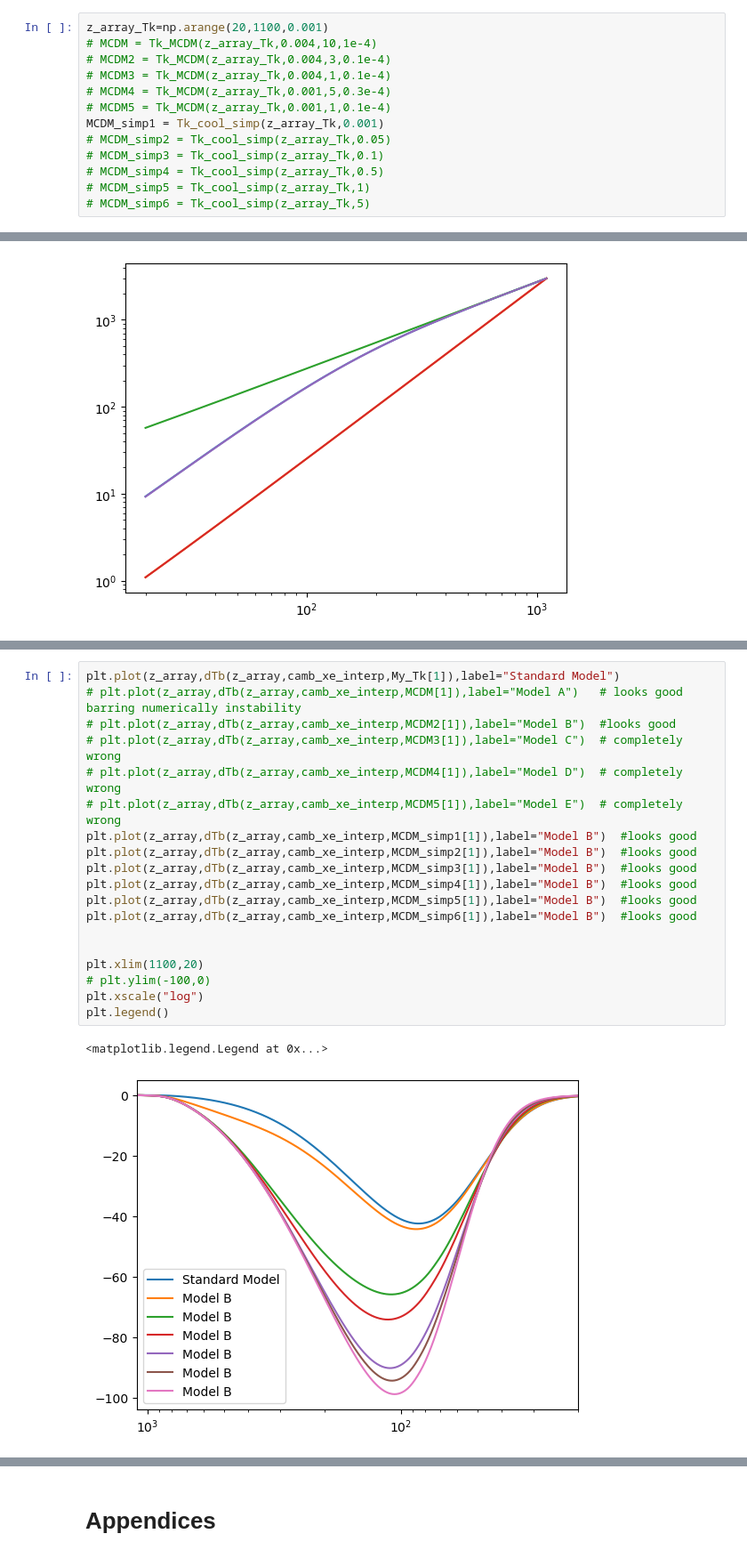
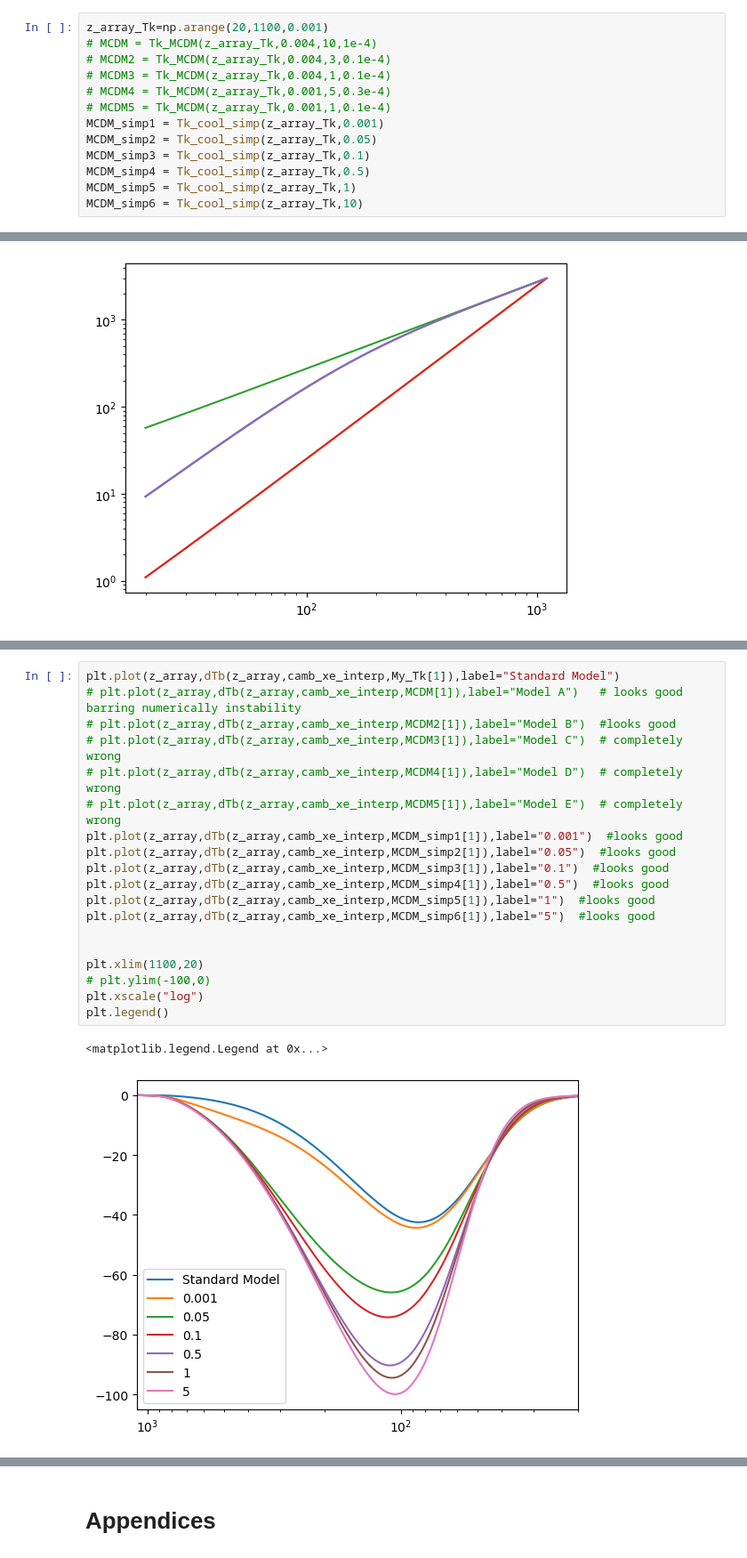
Before and after one commit to daba9359/LuCEE-Night_Simulation, a Jupyter notebook: LuCEE-Night_Simulation.ipynb, the cells around one changed output, grey strips where cells are left out. Shown at 89% size. Saved outputs shown, nothing was run; the diff lists cells and outputs as text.

```diff
--- a/LuCEE-Night_Simulation.ipynb
+++ b/LuCEE-Night_Simulation.ipynb
@@ -1302,11 +1303,11 @@ z_array_Tk=np.arange(20,1100,0.001)
 # MCDM4 = Tk_MCDM(z_array_Tk,0.001,5,0.3e-4)
 # MCDM5 = Tk_MCDM(z_array_Tk,0.001,1,0.1e-4)
 MCDM_simp1 = Tk_cool_simp(z_array_Tk,0.001)
-# MCDM_simp2 = Tk_cool_simp(z_array_Tk,0.05)
-# MCDM_simp3 = Tk_cool_simp(z_array_Tk,0.1)
-# MCDM_simp4 = Tk_cool_simp(z_array_Tk,0.5)
-# MCDM_simp5 = Tk_cool_simp(z_array_Tk,1)
-# MCDM_simp6 = Tk_cool_simp(z_array_Tk,5)
+MCDM_simp2 = Tk_cool_simp(z_array_Tk,0.05)
+MCDM_simp3 = Tk_cool_simp(z_array_Tk,0.1)
+MCDM_simp4 = Tk_cool_simp(z_array_Tk,0.5)
+MCDM_simp5 = Tk_cool_simp(z_array_Tk,1)
+MCDM_simp6 = Tk_cool_simp(z_array_Tk,10)
 # %%
 # %% [output]
 0.18638941398865783
@@ -1334,22 +1325,22 @@ array([[1099.9998    ,   34.82678033],
 # %%
 plt.plot(z_array,dTb(z_array,camb_xe_interp,My_Tk[1]),label="Standard Model")
 # plt.plot(z_array,dTb(z_array,camb_xe_interp,MCDM[1]),label="Model A")   # looks good barring numerically instability
 # plt.plot(z_array,dTb(z_array,camb_xe_interp,MCDM2[1]),label="Model B")  #looks good
 # plt.plot(z_array,dTb(z_array,camb_xe_interp,MCDM3[1]),label="Model C")  # completely wrong
 # plt.plot(z_array,dTb(z_array,camb_xe_interp,MCDM4[1]),label="Model D")  # completely wrong
 # plt.plot(z_array,dTb(z_array,camb_xe_interp,MCDM5[1]),label="Model E")  # completely wrong
-plt.plot(z_array,dTb(z_array,camb_xe_interp,MCDM_simp1[1]),label="Model B")  #looks good
-plt.plot(z_array,dTb(z_array,camb_xe_interp,MCDM_simp2[1]),label="Model B")  #looks good
-plt.plot(z_array,dTb(z_array,camb_xe_interp,MCDM_simp3[1]),label="Model B")  #looks good
-plt.plot(z_array,dTb(z_array,camb_xe_interp,MCDM_simp4[1]),label="Model B")  #looks good
-plt.plot(z_array,dTb(z_array,camb_xe_interp,MCDM_simp5[1]),label="Model B")  #looks good
-plt.plot(z_array,dTb(z_array,camb_xe_interp,MCDM_simp6[1]),label="Model B")  #looks good
+plt.plot(z_array,dTb(z_array,camb_xe_interp,MCDM_simp1[1]),label="0.001")  #looks good
+plt.plot(z_array,dTb(z_array,camb_xe_interp,MCDM_simp2[1]),label="0.05")  #looks good
+plt.plot(z_array,dTb(z_array,camb_xe_interp,MCDM_simp3[1]),label="0.1")  #looks good
+plt.plot(z_array,dTb(z_array,camb_xe_interp,MCDM_simp4[1]),label="0.5")  #looks good
+plt.plot(z_array,dTb(z_array,camb_xe_interp,MCDM_simp5[1]),label="1")  #looks good
+plt.plot(z_array,dTb(z_array,camb_xe_interp,MCDM_simp6[1]),label="5")  #looks good
 
 
 plt.xlim(1100,20)
 # plt.ylim(-100,0)
 plt.xscale("log")
 plt.legend()
 # %% [output]
 <matplotlib.legend.Legend at 0x...>
-[figure, old version]
+[figure, new version]
```
Also changed, not shown: parts of 21 cells of this notebook, 2 other files.
